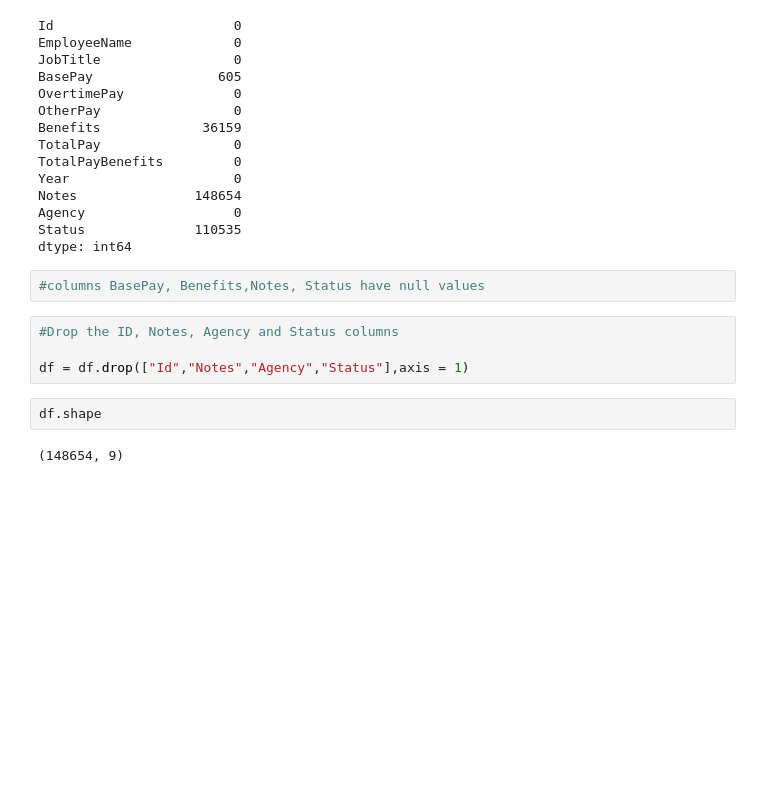
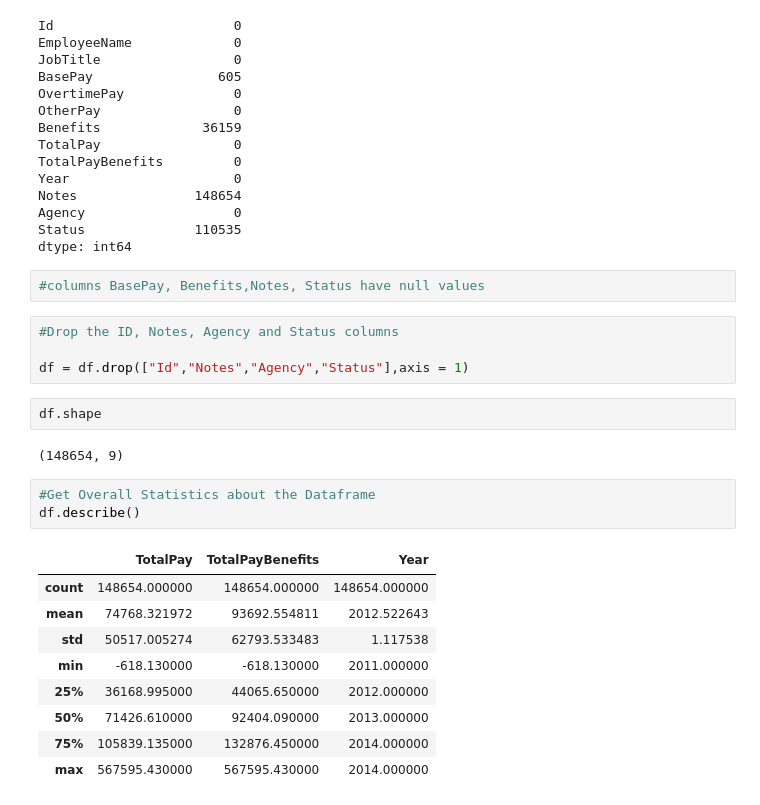
Before and after one commit to adarshkhub/San-Francisco-Salaries-Case-Study, a Jupyter notebook: SF_Salaries.ipynb, the cells around one changed output. Drawn from its saved outputs; the diff is of its cells as text; blank space fills up the shorter version.

```diff
--- a/SF_Salaries.ipynb
+++ b/SF_Salaries.ipynb
@@ -131,3 +131,16 @@ df = df.drop(["Id","Notes","Agency","Status"],axis = 1)
 df.shape
 # %% [output]
 (148654, 9)
+# %%
+#Get Overall Statistics about the Dataframe
+df.describe()
+# %% [output]
+|  | TotalPay | TotalPayBenefits | Year |
+| count | 148654.000000 | 148654.000000 | 148654.000000 |
+| mean | 74768.321972 | 93692.554811 | 2012.522643 |
+| std | 50517.005274 | 62793.533483 | 1.117538 |
+| min | -618.130000 | -618.130000 | 2011.000000 |
+| 25% | 36168.995000 | 44065.650000 | 2012.000000 |
+| 50% | 71426.610000 | 92404.090000 | 2013.000000 |
+| 75% | 105839.135000 | 132876.450000 | 2014.000000 |
+| max | 567595.430000 | 567595.430000 | 2014.000000 |
```
Also changed, not shown: parts of 8 cells of this notebook.
